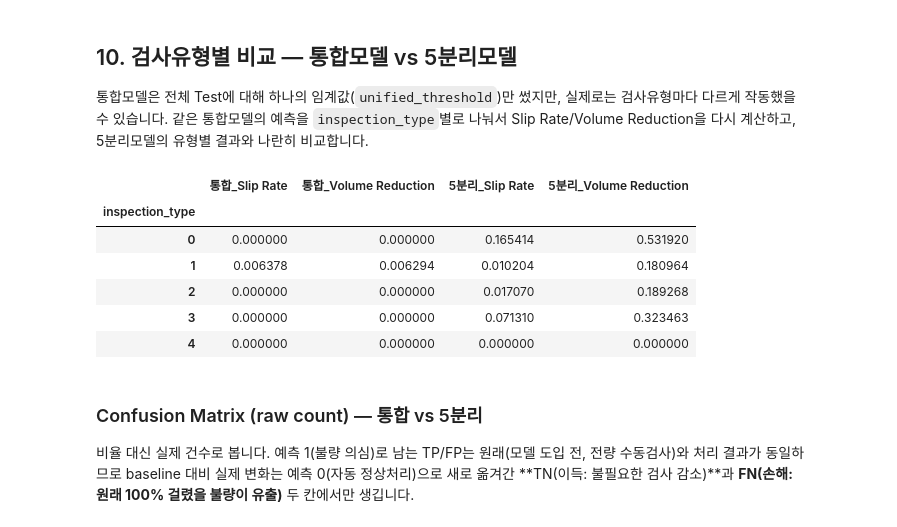
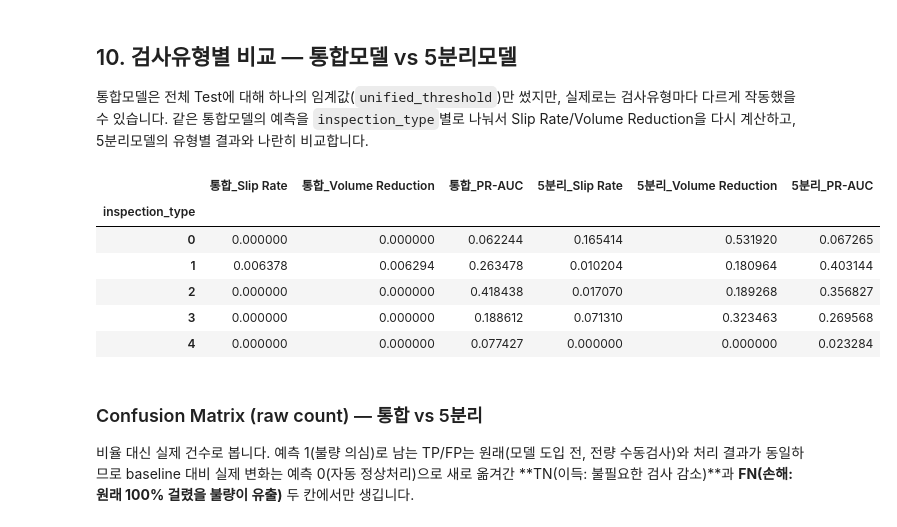
Before and after one commit to hakeee0331/seiemens_aoi_ML_practice, a Jupyter notebook: notebooks/0824_lsw_003_structure_comparison.ipynb, the cells around one changed output. Saved outputs shown, nothing was run; the diff lists cells and outputs as text; code cells hidden in the pictures.

```diff
--- a/notebooks/0824_lsw_003_structure_comparison.ipynb
+++ b/notebooks/0824_lsw_003_structure_comparison.ipynb
@@ -336,40 +336,43 @@ for inspection_type in sorted(unified_test_df["inspection_type"].unique()):
     type_row_mask = (unified_test_df["inspection_type"] == inspection_type).to_numpy()
     y_true_type = unified_test_df.loc[type_row_mask, TARGET]
     proba_type = unified_test_proba[type_row_mask]
     y_pred_type = (proba_type >= unified_threshold).astype(int)
     tn, fp, fn, tp = confusion_matrix(y_true_type, y_pred_type, labels=[0, 1]).ravel()
 
     unified_type_results[inspection_type] = {
         "n_test": int(type_row_mask.sum()),
         "n_test_pos": int((y_true_type == 1).sum()),
         "tn": int(tn),
         "fp": int(fp),
         "fn": int(fn),
         "tp": int(tp),
         "slip_rate": slip_rate(y_true_type, y_pred_type),
         "volume_reduction": volume_reduction(y_true_type, y_pred_type),
+        "pr_auc": average_precision_score(y_true_type, proba_type) if len(np.unique(y_true_type)) > 1 else float("nan"),
     }
 
 unified_type_df = pd.DataFrame(unified_type_results).T
 unified_type_df.index.name = "inspection_type"
 
 type_comparison = pd.DataFrame(
     {
         "통합_Slip Rate": unified_type_df["slip_rate"],
         "통합_Volume Reduction": unified_type_df["volume_reduction"],
+        "통합_PR-AUC": unified_type_df["pr_auc"],
         "5분리_Slip Rate": split_results_df["slip_rate"],
         "5분리_Volume Reduction": split_results_df["volume_reduction"],
+        "5분리_PR-AUC": split_results_df["pr_auc"],
     }
 )
 type_comparison
 # %% [output]
-|  | 통합_Slip Rate | 통합_Volume Reduction | 5분리_Slip Rate | 5분리_Volume Reduction |
-| inspection_type |  |  |  |  |
-| 0 | 0.000000 | 0.000000 | 0.165414 | 0.531920 |
-| 1 | 0.006378 | 0.006294 | 0.010204 | 0.180964 |
-| 2 | 0.000000 | 0.000000 | 0.017070 | 0.189268 |
-| 3 | 0.000000 | 0.000000 | 0.071310 | 0.323463 |
-| 4 | 0.000000 | 0.000000 | 0.000000 | 0.000000 |
+|  | 통합_Slip Rate | 통합_Volume Reduction | 통합_PR-AUC | 5분리_Slip Rate | 5분리_Volume Reduction | 5분리_PR-AUC |
+| inspection_type |  |  |  |  |  |  |
+| 0 | 0.000000 | 0.000000 | 0.062244 | 0.165414 | 0.531920 | 0.067265 |
+| 1 | 0.006378 | 0.006294 | 0.263478 | 0.010204 | 0.180964 | 0.403144 |
+| 2 | 0.000000 | 0.000000 | 0.418438 | 0.017070 | 0.189268 | 0.356827 |
+| 3 | 0.000000 | 0.000000 | 0.188612 | 0.071310 | 0.323463 | 0.269568 |
+| 4 | 0.000000 | 0.000000 | 0.077427 | 0.000000 | 0.000000 | 0.023284 |
 # %% [markdown]
 ### Confusion Matrix (raw count) — 통합 vs 5분리
 
```
Also changed, not shown: 3 other files.
